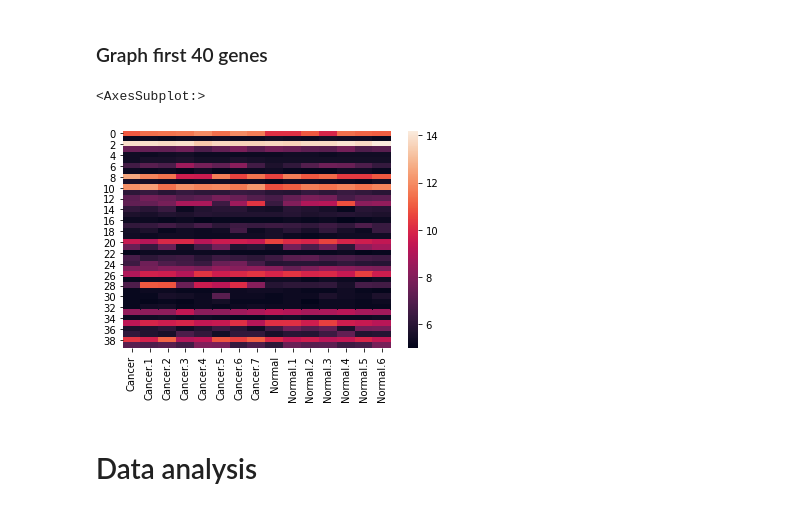
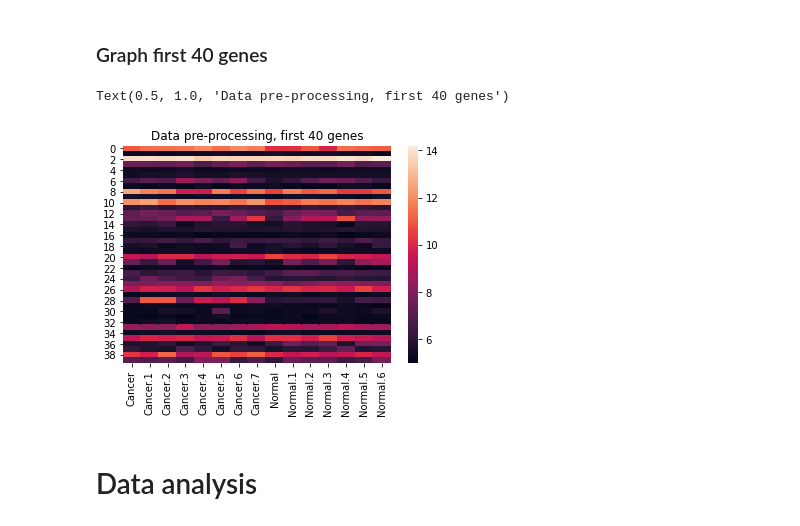
Before and after one commit to mzamayias/uni-work, a Jupyter notebook: lab/assignments/assignment_1/assignment_1.ipynb, the cells around one changed output. Cells and saved outputs as stored; diff of their text form; code cells hidden in the pictures.

```diff
--- a/lab/assignments/assignment_1/assignment_1.ipynb
+++ b/lab/assignments/assignment_1/assignment_1.ipynb
@@ -12,11 +14,12 @@ from scipy import stats
 genes = pd.read_csv("http://139.91.190.186/tei/bioinformatics/assignment.txt", sep="\t").iloc[:, 1:]
 # %% [markdown]
 ### Graph first 40 genes
-# %%
-sns.heatmap(genes.iloc[:40])
-# %% [output]
-<AxesSubplot:>
-[figure, removed]
+# %%
+data_preprocessing_plot = sns.heatmap(genes.iloc[:40])
+data_preprocessing_plot.set_title("Data pre-processing, first 40 genes")
+# %% [output]
+Text(0.5, 1.0, 'Data pre-processing, first 40 genes')
+[figure, added]
 # %% [markdown]
 # Data analysis
 # %% [markdown]
```
Also changed, not shown: parts of 21 cells of this notebook.
